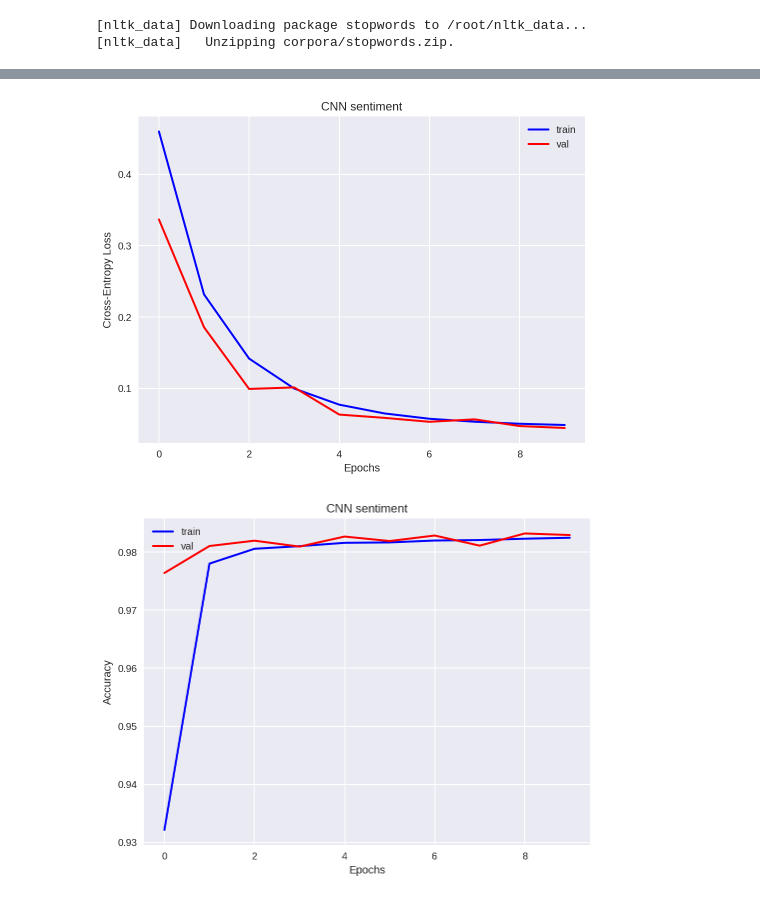
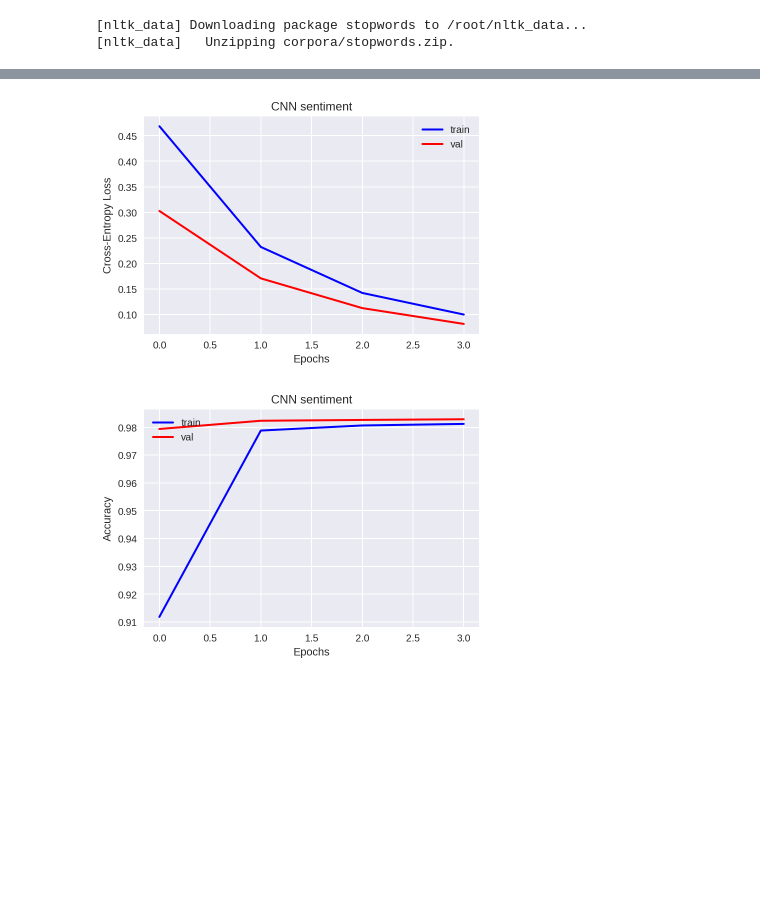
Before and after one commit to Zhengqi-Li/NLP, a Jupyter notebook: GRU.ipynb, the cells around one changed output, grey strips where cells are left out. Saved outputs shown, nothing was run; the diff lists cells and outputs as text; code cells hidden in the pictures; blank space fills up the shorter version.

```diff
--- a/GRU.ipynb
+++ b/GRU.ipynb
@@ -202,9 +67,15 @@ for word, index in tqdm(word_index.items()):
 # %%
-num_filters = 64
-num_lstm = 300
-num_dense = 256
-rate_drop_lstm = 0.25
-rate_drop_dense = 0.25
+train_data = pd.read_csv('train.csv')
+test_data = pd.read_csv('test.csv')
+var = pickle.load(open('/content/gdrive/My Drive/comment/var.txt', 'rb'))
+labels = ['toxic', 'severe_toxic', 'obscene', 'threat', 'insult', 'identity_hate']
+word_upper = 50000
+word_features = 300
+maxlen = 100
+seq_train = var['strain']
+seq_test = var['stest']
+feature_matrix = var['fm']
+
 model = Sequential()
 model.add(Embedding(word_upper,
                     word_features,
@@ -212,33 +83,35 @@ model.add(Embedding(word_upper,
                     weights=[feature_matrix],
                     trainable=False))
 model.add(SpatialDropout1D(0.5))
-model.add(GRU(64,
-                 activation='tanh',
-                 recurrent_activation='hard_sigmoid',
-                 use_bias=True,
-                 kernel_initializer='glorot_uniform',
-                 recurrent_initializer='orthogonal',
-                 bias_initializer='zeros',
-                 kernel_regularizer=None,
-                 recurrent_regularizer=None,
-                 bias_regularizer=None,
-                 activity_regularizer=None,
-                 kernel_constraint=None,
-                 recurrent_constraint=None,
-                 bias_constraint=None,
-                 dropout=0.0,
-                 recurrent_dropout=0.0,
-                 implementation=1,
-                 return_sequences=False,
-                 return_state=False,
-                 go_backwards=False,
-                 stateful=False,
-                 unroll=False,
-                 reset_after=False))
-
-model.add(Dense(32, kernel_initializer='normal'))
+model.add(Bidirectional(GRU(32,
+         activation='tanh',
+         recurrent_activation='hard_sigmoid',
+         use_bias=True,
+         kernel_initializer='glorot_uniform',
+         recurrent_initializer='orthogonal',
+         bias_initializer='zeros',
+         kernel_regularizer=None,
+         recurrent_regularizer=None,
+         bias_regularizer=None,
+         activity_regularizer=None,
+         kernel_constraint=None,
+         recurrent_constraint=None,
+         bias_constraint=None,
+         dropout=0,
+         recurrent_dropout=0,
+         implementation=1,
+         return_sequences=False,
+         return_state=False,
+         go_backwards=False,
+         stateful=False,
+         unroll=False,
+         reset_after=False)))
 model.add(BatchNormalization())
 model.add(LeakyReLU())
+
+# model.add(Dense(32, kernel_initializer='normal'))
+# model.add(BatchNormalization())
+# model.add(LeakyReLU())
 
 model.add(Dense(len(labels), kernel_initializer='normal'))
 model.add(BatchNormalization())
@@ -272,6 +145,7 @@ hist = model.fit(X_train, Y_train,
                 verbose=1)
 
 
+
 plt.figure()
 plt.plot(hist.history['loss'], lw=2.0, color='b', label='train')
 plt.plot(hist.history['val_loss'], lw=2.0, color='r', label='val')
@@ -317,2 +191,2 @@ Epoch 00010: early stopping
-[figure, old version]
+[figure, new version]
-[figure, old version]
+[figure, new version]
```
Also changed, not shown: parts of 5 cells of this notebook, 1 other file.
